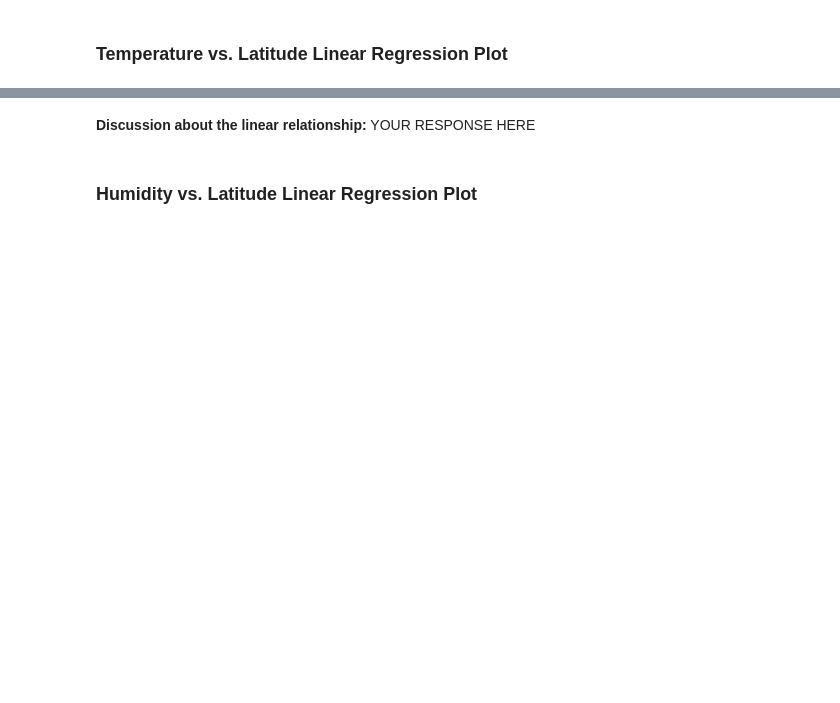
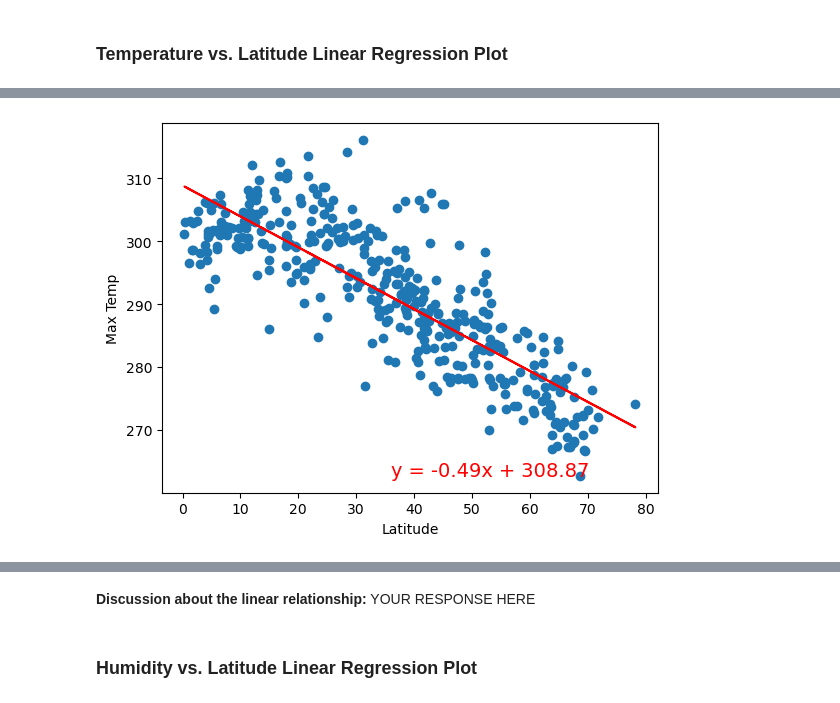
Before and after one commit to Momocat10/python-api-challenge, a Jupyter notebook: WeatherPy/WeatherPy.ipynb, the cells around one changed output, grey strips where cells are left out. Saved outputs shown, nothing was run; the diff lists cells and outputs as text; code cells hidden in the pictures; blank space fills up the shorter version.

Commit message:
finished for the night, will continue later. Finished first line regress

```diff
--- a/WeatherPy/WeatherPy.ipynb
+++ b/WeatherPy/WeatherPy.ipynb
@@ -276,2 +273,14 @@ plt.show()
+# %%
+# Define a function to create Linear Regression plots
+def plot_linear_regression(x, y):
+    # Perform linear regression
+    slope, intercept, r_value, p_value, std_err = linregress(x, y)
+    regress_line = slope * x + intercept
+
+    # Create regression line
+    plt.scatter(x,y)
+    plt.plot(x, regress_line, color = "red")
+    equation = f'y = {slope:.2f}x + {intercept:.2f}'
+    plt.text(x.mean(), y.min(), equation, color = "red",fontsize = 14)
 # %%
 # Create a DataFrame with the Northern Hemisphere data (Latitude >= 0)
@@ -317,0 +315,13 @@ The r-value is: 0.4121057168607245
+# %%
+# Linear regression on Northern Hemisphere
+x_axis_north_lat = northern_hemi_df["Lat"]
+y_axis_north_temp = northern_hemi_df["Max Temp"]
+
+# Incorporate the other graph properties
+plt.xlabel("Latitude")
+plt.ylabel("Max Temp")
+plot_linear_regression(x_axis_north_lat, y_axis_north_temp)
+
+plt.show()
+# %% [output]
+[figure, added]
```
Also changed, not shown: parts of 12 cells of this notebook.
